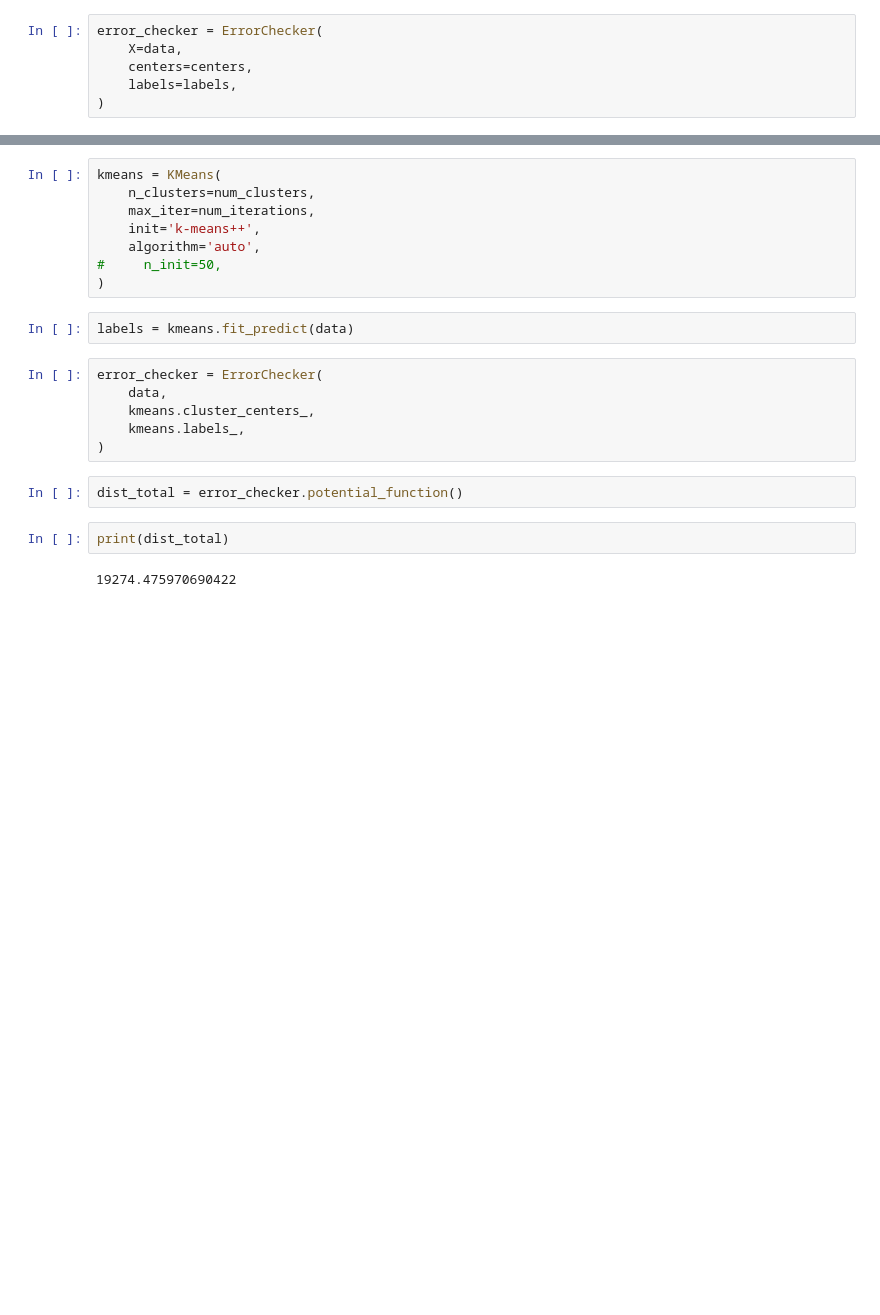
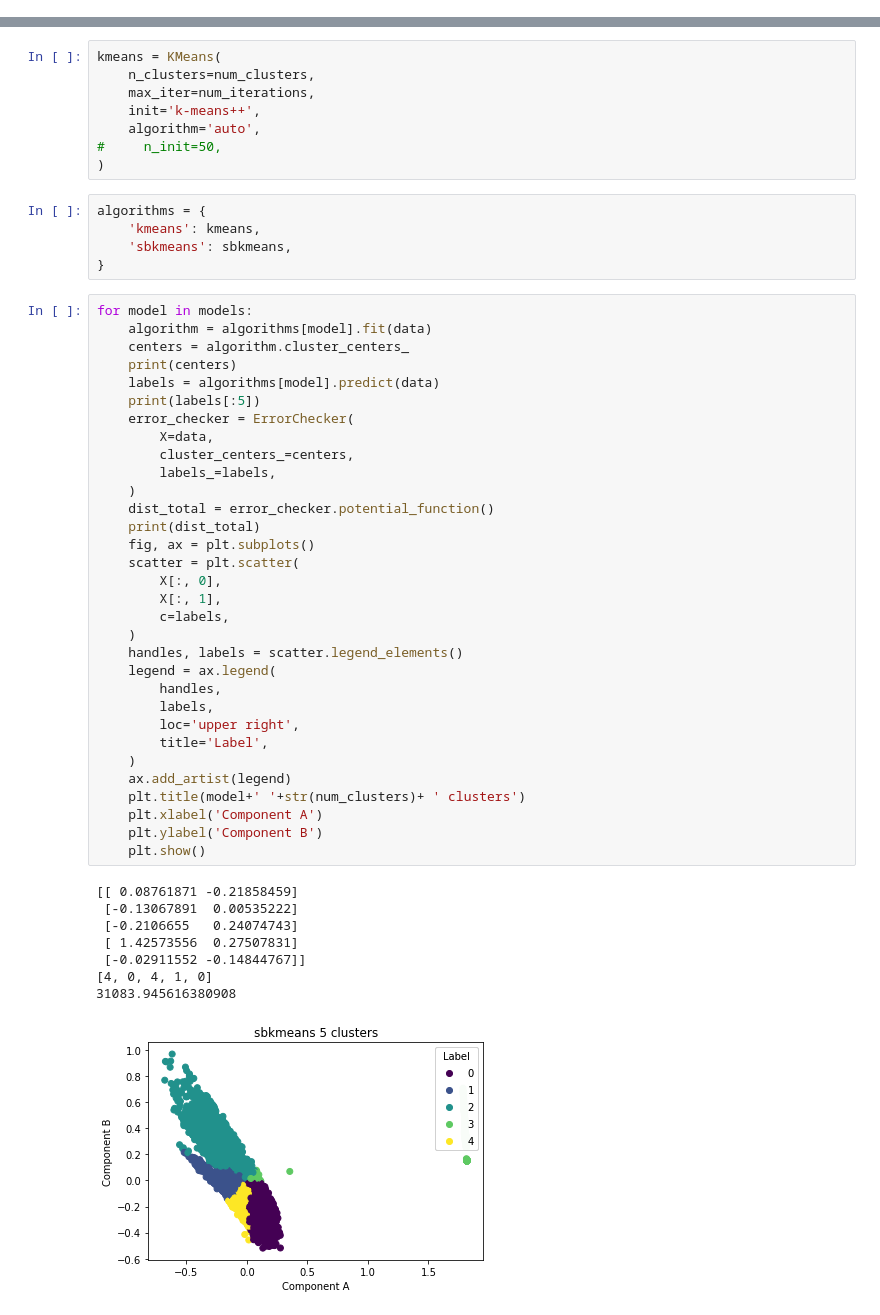
Before and after one commit to proafxin/seeding-kmeans, a Jupyter notebook: cluster.ipynb, the cells around one changed output, grey strips where cells are left out. Saved outputs shown, nothing was run; the diff lists cells and outputs as text; blank space fills up the shorter version.

```diff
--- a/cluster.ipynb
+++ b/cluster.ipynb
@@ -163,6 +166,0 @@ print(labels[:5])
-# %%
-error_checker = ErrorChecker(
-    X=data,
-    centers=centers,
-    labels=labels,
-)
@@ -180,17 +172,49 @@ kmeans = KMeans(
     algorithm='auto',
 #     n_init=50,
 )
-# %%
-labels = kmeans.fit_predict(data)
-# %%
-error_checker = ErrorChecker(
-    data,
-    kmeans.cluster_centers_,
-    kmeans.labels_,
-)
-# %%
-dist_total = error_checker.potential_function()
-# %%
-print(dist_total)
-# %% [output]
-19274.475970690422
+# %%
+algorithms = {
+    'kmeans': kmeans,
+    'sbkmeans': sbkmeans,
+}
+# %%
+for model in models:
+    algorithm = algorithms[model].fit(data)
+    centers = algorithm.cluster_centers_
+    print(centers)
+    labels = algorithms[model].predict(data)
+    print(labels[:5])
+    error_checker = ErrorChecker(
+        X=data,
+        cluster_centers_=centers,
+        labels_=labels,
+    )
+    dist_total = error_checker.potential_function()
+    print(dist_total)
+    fig, ax = plt.subplots()
+    scatter = plt.scatter(
+        X[:, 0],
+        X[:, 1],
+        c=labels,
+    )
+    handles, labels = scatter.legend_elements()
+    legend = ax.legend(
+        handles,
+        labels,
+        loc='upper right',
+        title='Label',
+    )
+    ax.add_artist(legend)
+    plt.title(model+' '+str(num_clusters)+ ' clusters')
+    plt.xlabel('Component A')
+    plt.ylabel('Component B')
+    plt.show()
+# %% [output]
+[[ 0.08761871 -0.21858459]
+ [-0.13067891  0.00535222]
+ [-0.2106655   0.24074743]
+ [ 1.42573556  0.27507831]
+ [-0.02911552 -0.14844767]]
+[4, 0, 4, 1, 0]
+31083.945616380908
+[figure, added]
```
Also changed, not shown: parts of 17 cells of this notebook, 11 other files.
